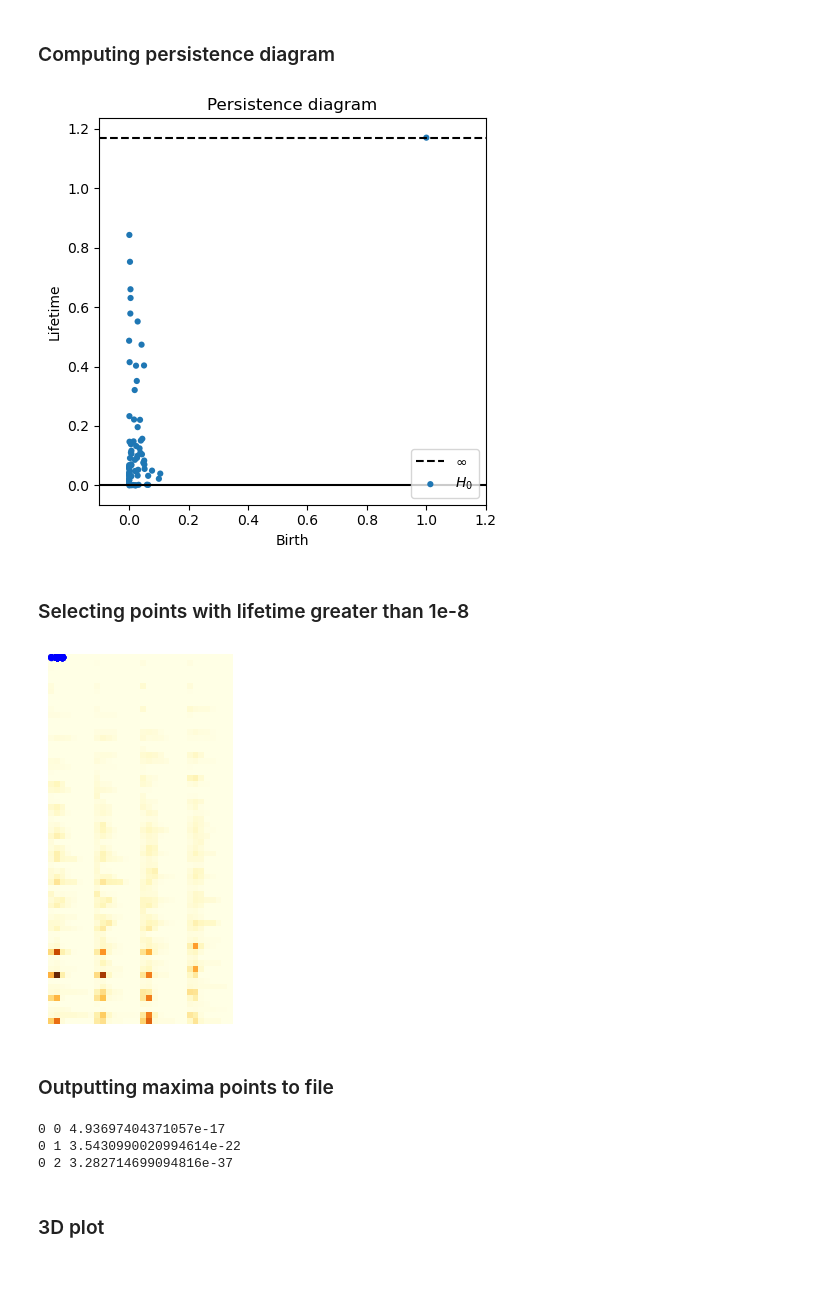
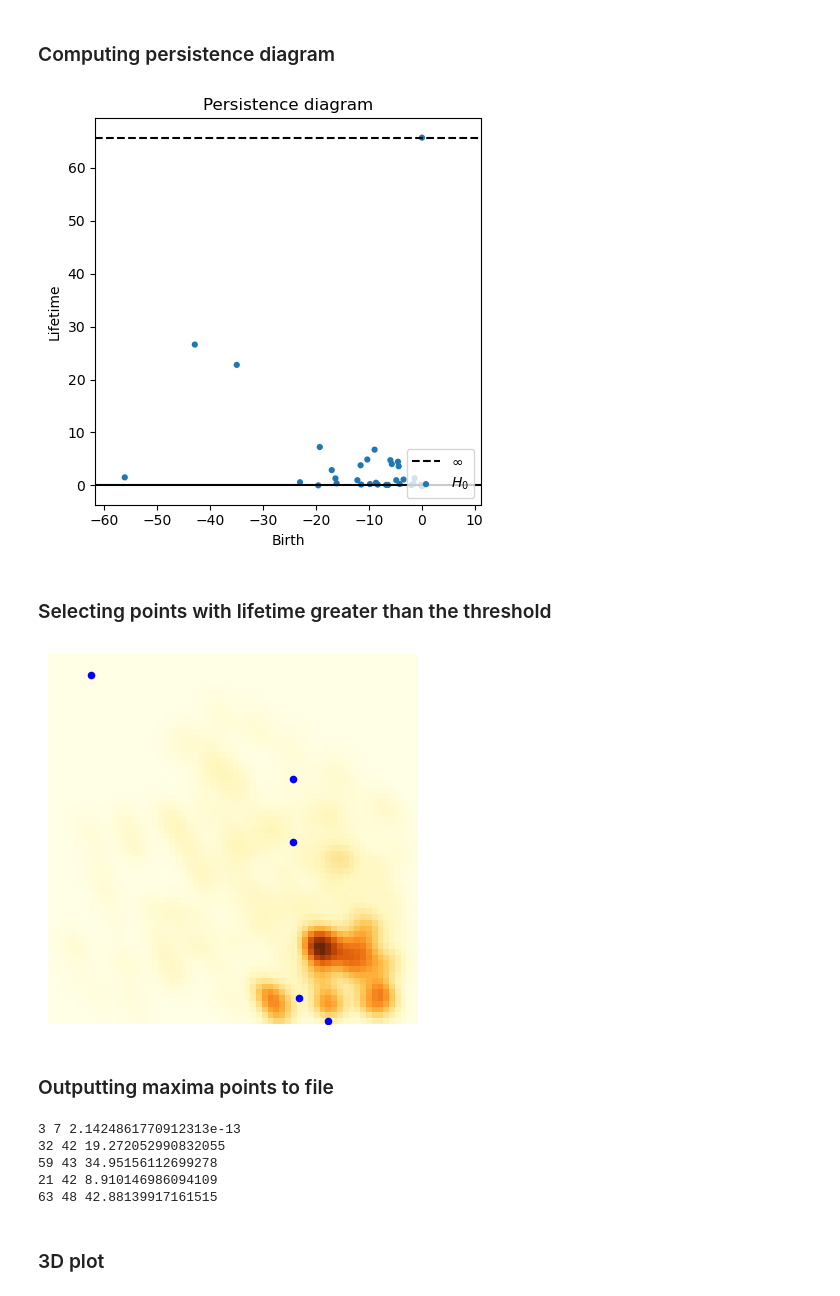
Before and after one commit to urban-toolkit/utk, a Jupyter notebook: src/pythonComponents/dataLoading/Topology.ipynb, the cells around one changed output. Cells and saved outputs as stored; diff of their text form; code cells hidden in the pictures.

```diff
--- a/src/pythonComponents/dataLoading/Topology.ipynb
+++ b/src/pythonComponents/dataLoading/Topology.ipynb
@@ -87,8 +92,10 @@ sampled_values = np.reshape(kernel(positions).T, X.shape)
 # sampled_values = kernel(positions).T
 # %%
-reshape_sampled_values = np.reshape(sampled_values, (64, 32))
+reshape_sampled_values = np.reshape(sampled_values, (64, 64))
 
 reshape_sampled_values = ((reshape_sampled_values - reshape_sampled_values.min())/(reshape_sampled_values.max() - reshape_sampled_values.min())) # normalizing the data
+
+reshape_sampled_values = reshape_sampled_values * 255
 # %%
 # flat_grid_positions = []
 
@@ -132,17 +136,12 @@ plt.show()
 # %% [markdown]
 ### Making every pixel to have a unique value
 # %%
-# # reshape_sampled_values += 0.01 * np.random.randn(*reshape_sampled_values.shape)
-
-# # print(reshape_sampled_values)
 # rand = np.random.randn(*reshape_sampled_values.shape)
 # randNorm = ((rand - rand.min())/(rand.max() - rand.min()))*max(reshape_sampled_values.flatten().tolist())
-# # print(randNorm)
-# # print(randNorm.max(), randNorm.min())
-# # print(reshape_sampled_values.max(), reshape_sampled_values.min())
+# noisy_result = reshape_sampled_values + (0.1 * randNorm)
 
-# noisy_result = reshape_sampled_values + (0.01 * randNorm)
+noisy_result = reshape_sampled_values + (0.01 * np.random.randn(*reshape_sampled_values.shape))
 
-# fig, ax = plt.subplots()
-# ax.imshow(np.rot90(noisy_result), cmap=plt.cm.YlOrBr)
-# plt.show()
+fig, ax = plt.subplots()
+ax.imshow(noisy_result, cmap=plt.cm.YlOrBr)
+plt.show()
@@ -149,55 +150,47 @@ plt.show()
 # %% [markdown]
 ### Computing persistence diagram
 # %%
-# dgm = lower_star_img(-noisy_result)
-dgm = lower_star_img(-reshape_sampled_values)
+dgm = lower_star_img(noisy_result)
 dgm[~np.isinf(dgm)] = -dgm[~np.isinf(dgm)]
 dgm[~np.isinf(dgm).any(axis=1)] = np.flip(dgm[~np.isinf(dgm).any(axis=1)])
-# plt.figure(figsize=(10, 5))
-# plt.subplot(121)
-# plt.imshow(np.rot90(Z), cmap=plt.cm.YlOrBr, extent=[xmin, xmax, ymin, ymax])
-# plt.colorbar()
-# plt.title("Scalar function")
-# plt.subplot(122)
 plot_diagrams(dgm, lifetime=True)
 plt.title("Persistence diagram")
 plt.tight_layout()
 plt.show()
 # %% [output]
-[figure, old version]
+[figure, new version]
 # %% [markdown]
-### Selecting points with lifetime greater than 1e-8
+### Selecting points with lifetime greater than the threshold
 # %%
-thresh = 1e-8
+thresh = 5
 idxs = np.arange(dgm.shape[0])
 idxs = idxs[np.abs(dgm[:, 1] - dgm[:, 0]) > thresh]
 
 plt.figure()
 plt.imshow(reshape_sampled_values, cmap=plt.cm.YlOrBr)
 
-# X, Y = np.meshgrid(np.arange(noisy_result.shape[1]), np.arange(noisy_result.shape[0]))
-X, Y = np.meshgrid(np.arange(reshape_sampled_values.shape[1]), np.arange(reshape_sampled_values.shape[0]))
+X, Y = np.meshgrid(np.arange(noisy_result.shape[1]), np.arange(noisy_result.shape[0]))
+# X, Y = np.meshgrid(np.arange(reshape_sampled_values.shape[1]), np.arange(reshape_sampled_values.shape[0]))
 X = X.flatten()
 Y = Y.flatten()
 
 maxima_points = set()
 
 for idx in idxs:
-    # bidx = np.argmin(np.abs(noisy_result + dgm[idx, 0]))
-    bidx = np.argmin(np.abs(reshape_sampled_values + dgm[idx, 0]))
+    bidx = np.argmin(np.abs(noisy_result + dgm[idx, 0]))
     maxima_points.add(bidx)
     plt.scatter(X[bidx], Y[bidx], 20, 'blue') # showing each 0-dimensional pixel representatives highlighted in the original image
 plt.axis('off')
 
 maxima_points = list(maxima_points)
 
 plt.show()
 # %% [output]
-[figure, old version]
+[figure, new version]
 # %% [markdown]
 ### Outputting maxima points to file
 # %%
-reshape_positions = np.reshape(positions, (3, 64, 32))
+reshape_positions = np.reshape(positions, (3, 64, 64))
 
 flat_points = []
 best_values = []
@@ -205,8 +198,10 @@ best_values = []
 for point in maxima_points:
     print(Y[point], X[point], reshape_sampled_values[Y[point], X[point]])
 
-    for coordinate in reshape_positions[:,Y[point],X[point]]:
-        flat_points.append(coordinate)
+    coordinate = reshape_positions[:,Y[point],X[point]]
+    flat_points.append(coordinate[1])
+    flat_points.append(coordinate[0])
+    flat_points.append(coordinate[2])
 
     best_values.append(reshape_sampled_values[Y[point], X[point]])
 
@@ -223,7 +218,7 @@ file.close()
 file = open('best_values.json', 'w')
 
 thematic_layer = {
-    "id": "grid_values",
+    "id": "best_values",
     "coordinates": flat_points,
     "values": best_values
 }
@@ -232,9 +227,11 @@ file.write(json.dumps(thematic_layer))
 
 file.close()
 # %% [output]
-0 0 4.93697404371057e-17
-0 1 3.5430990020994614e-22
-0 2 3.282714699094816e-37
+3 7 2.1424861770912313e-13
+32 42 19.272052990832055
+59 43 34.95156112699278
+21 42 8.910146986094109
+63 48 42.88139917161515
 # %% [markdown]
 ### 3D plot
 # %%
```
Also changed, not shown: parts of 4 cells of this notebook, 18 other files.
